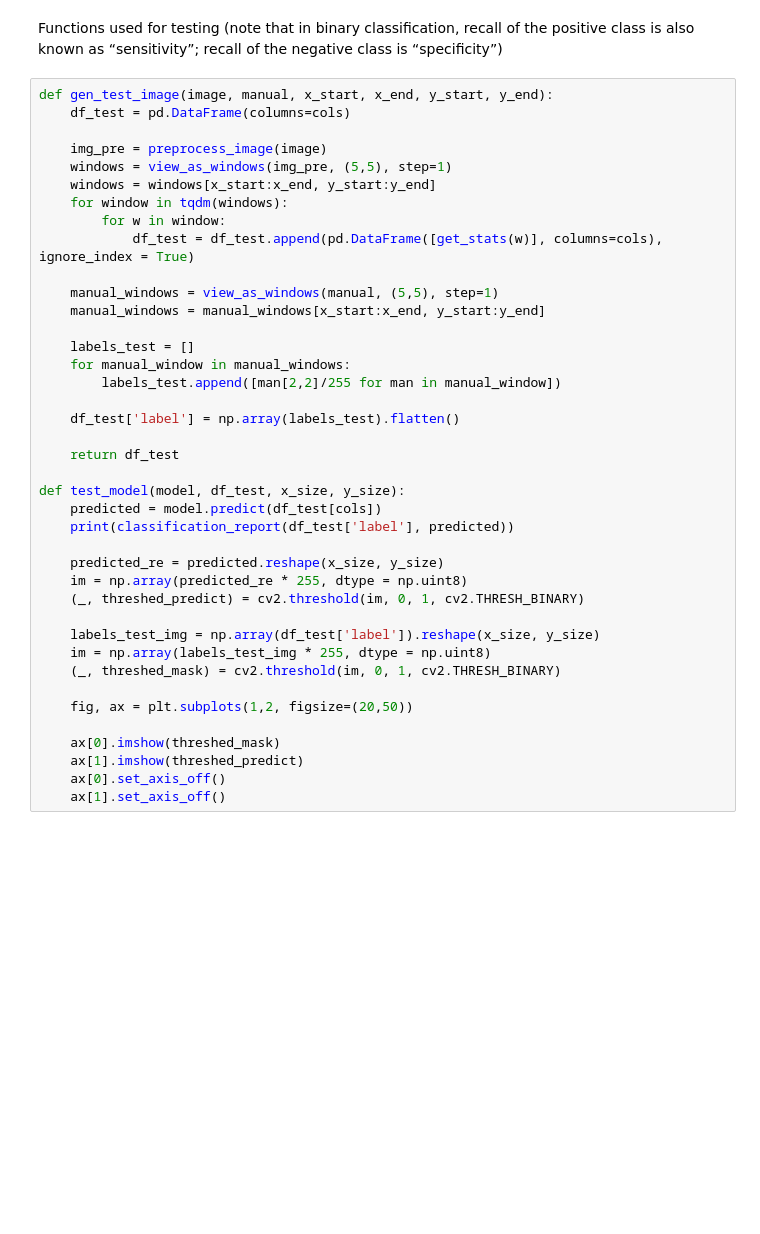
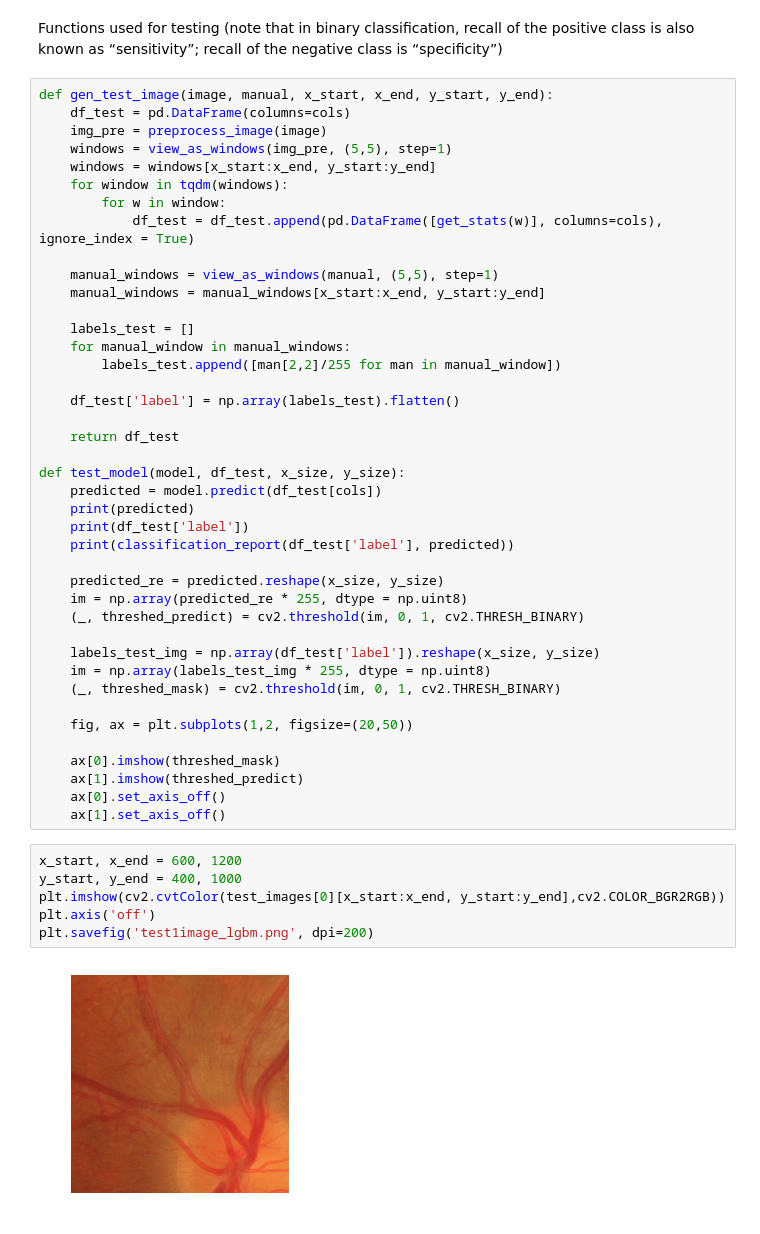
Before and after one commit to Zuzanna-Trafas/blood-vessels-segmentation, a Jupyter notebook: machine_learning_lgbm.ipynb, the cells around one changed output. Saved outputs shown, nothing was run; the diff lists cells and outputs as text; blank space fills up the shorter version.

```diff
--- a/machine_learning_lgbm.ipynb
+++ b/machine_learning_lgbm.ipynb
@@ -107,7 +114,6 @@ Functions used for testing (note that in binary classification, recall of the po
 # %%
 def gen_test_image(image, manual, x_start, x_end, y_start, y_end):
     df_test = pd.DataFrame(columns=cols)
-
     img_pre = preprocess_image(image)
     windows = view_as_windows(img_pre, (5,5), step=1)
     windows = windows[x_start:x_end, y_start:y_end]
@@ -128,6 +134,8 @@ def gen_test_image(image, manual, x_start, x_end, y_start, y_end):
 
 def test_model(model, df_test, x_size, y_size):
     predicted = model.predict(df_test[cols])
+    print(predicted)
+    print(df_test['label'])
     print(classification_report(df_test['label'], predicted))
 
     predicted_re = predicted.reshape(x_size, y_size)
@@ -144,4 +152,12 @@ def test_model(model, df_test, x_size, y_size):
     ax[1].imshow(threshed_predict)
     ax[0].set_axis_off()
     ax[1].set_axis_off()
+# %%
+x_start, x_end = 600, 1200
+y_start, y_end = 400, 1000
+plt.imshow(cv2.cvtColor(test_images[0][x_start:x_end, y_start:y_end],cv2.COLOR_BGR2RGB))
+plt.axis('off')
+plt.savefig('test1image_lgbm.png', dpi=200)
+# %% [output]
+[figure, added]
 # %%
```
Also changed, not shown: parts of 13 cells of this notebook, 1 other file.
